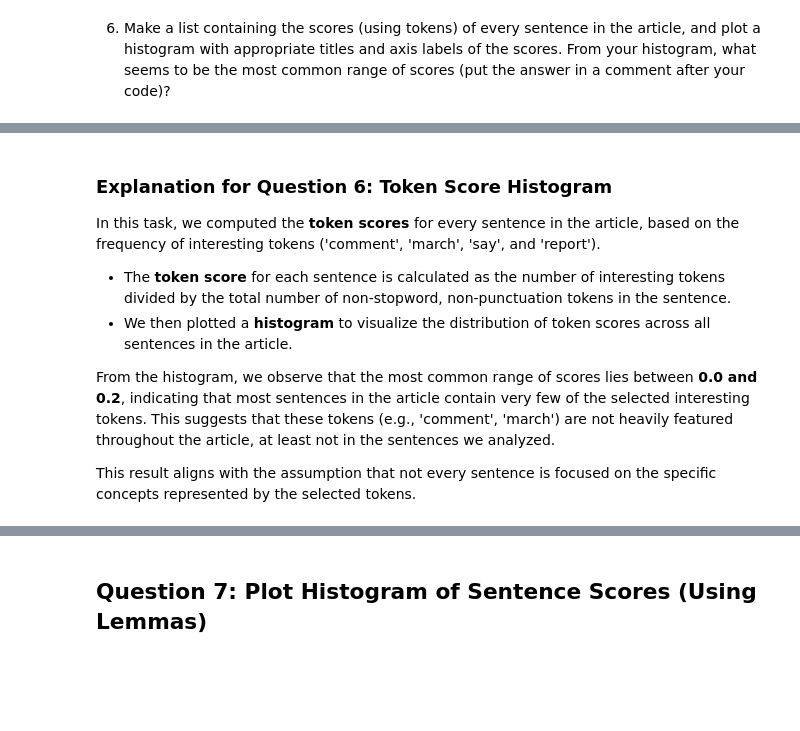
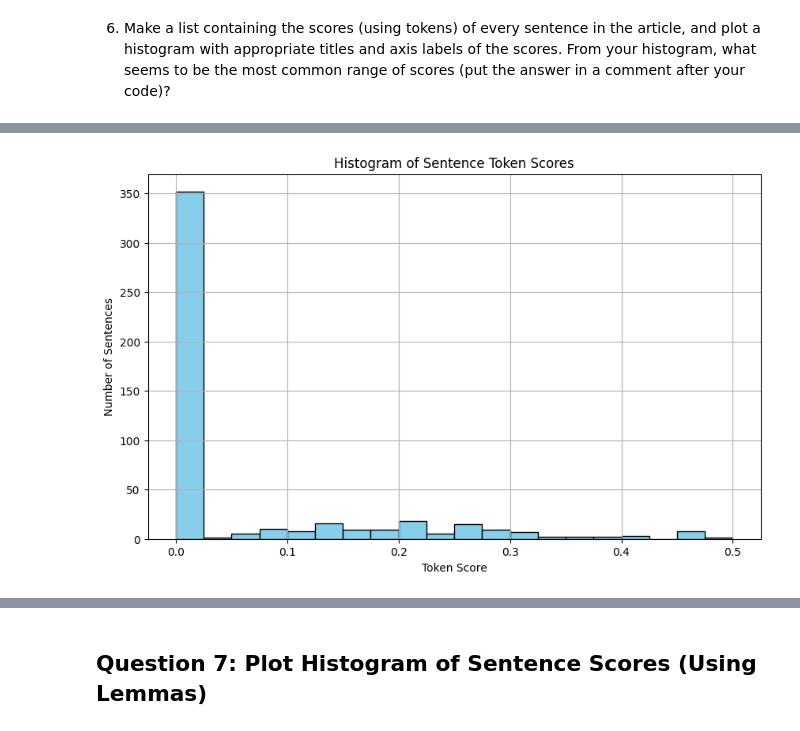
Before and after one commit to Elen-tesfai/web-scraping, a Jupyter notebook: web-scraping.ipynb, the cells around one changed output, grey strips where cells are left out. Drawn from its saved outputs; the diff is of its cells as text; code cells hidden in the pictures; blank space fills up the shorter version.

```diff
--- a/web-scraping.ipynb
+++ b/web-scraping.ipynb
@@ -323,11 +308,28 @@ plt.show()
-# %% [markdown]
-### Explanation for Question 6: Token Score Histogram
-
-In this task, we computed the **token scores** for every sentence in the article, based on the frequency of interesting tokens ('comment', 'march', 'say', and 'report').
-
-- The **token score** for each sentence is calculated as the number of interesting tokens divided by the total number of non-stopword, non-punctuation tokens in the sentence.
-- We then plotted a **histogram** to visualize the distribution of token scores across all sentences in the article.
-
-From the histogram, we observe that the most common range of scores lies between **0.0 and 0.2**, indicating that most sentences in the article contain very few of the selected interesting tokens. This suggests that these tokens (e.g., 'comment', 'march') are not heavily featured throughout the article, at least not in the sentences we analyzed.
-
-This result aligns with the assumption that not every sentence is focused on the specific concepts represented by the selected tokens.
+# %%
+import matplotlib.pyplot as plt
+
+# Reuse token scoring function from earlier
+def score_sentence_by_token(sentence: str, interesting_tokens: List[str]) -> float:
+    doc = nlp(sentence)
+    tokens = [token.text.lower() for token in doc if not token.is_punct and not token.is_space]
+    if len(tokens) == 0:
+        return 0.0
+    match_count = sum(1 for token in tokens if token in interesting_tokens)
+    return match_count / len(tokens)
+
+# List of token scores for each sentence in the article
+sentence_scores = [score_sentence_by_token(sent.text, interesting_tokens) for sent in sentences]
+
+# Plotting the histogram
+plt.figure(figsize=(10, 6))
+plt.hist(sentence_scores, bins=20, color='skyblue', edgecolor='black')
+plt.title("Histogram of Sentence Token Scores")
+plt.xlabel("Token Score")
+plt.ylabel("Number of Sentences")
+plt.grid(True)
+plt.show()
+
+# Interpretation (in comment):
+# Most scores fall between 0.0 and 0.05, meaning the majority of sentences contain few interesting tokens.
+# %% [output]
+[figure, added]
```
Also changed, not shown: parts of 19 cells of this notebook.
